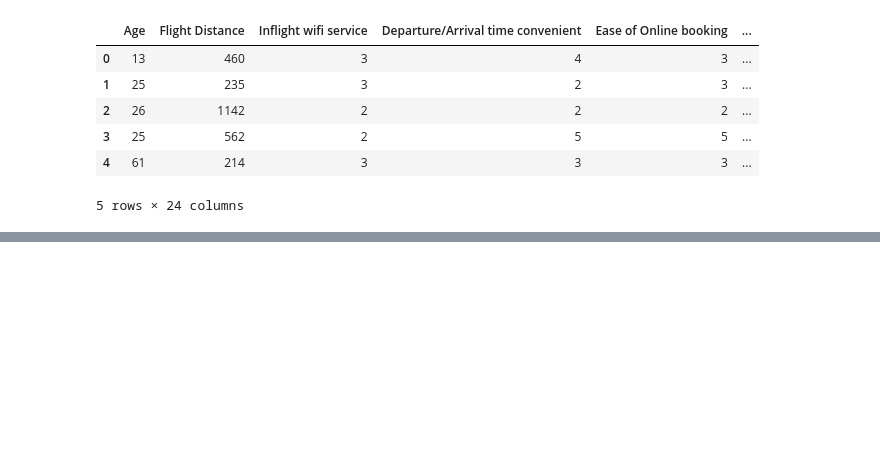
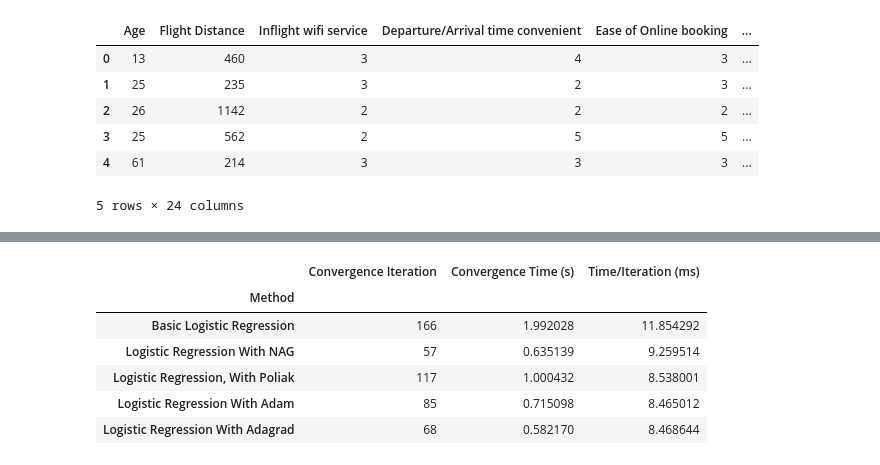
Before and after one commit to esn-g/STAT4060J-gradient-descent, a Jupyter notebook: project.ipynb, the cells around one changed output, grey strips where cells are left out. Drawn from its saved outputs; the diff is of its cells as text; code cells hidden in the pictures; blank space fills up the shorter version.

```diff
--- a/project.ipynb
+++ b/project.ipynb
@@ -237,0 +239,16 @@ plt.show()
+# %%
+result=pd.DataFrame([["Basic Logistic Regression",convergence,times[convergence],times[-1]/num_iterations*1000],
+                   ["Logistic Regression With NAG",convergence_nag,times_nag[convergence_nag],times_nag[-1]/num_iterations*1000],
+                   ["Logistic Regression, With Poliak",convergence_pol,times_pol[convergence_pol],times_pol[-1]/num_iterations*1000],
+                   ["Logistic Regression With Adam",convergence_adam,times_adam[convergence_adam],times_adam[-1]/num_iterations*1000],
+                   ["Logistic Regression With Adagrad",convergence_ada,times_ada[convergence_ada],times_ada[-1]/num_iterations*1000]]
+                   , columns=["Method", "Convergence Iteration", "Convergence Time (s)", "Time/Iteration (ms)"])
+result.set_index("Method")
+# %% [output]
+|  | Convergence Iteration | Convergence Time (s) | Time/Iteration (ms) |
+| Method |  |  |  |
+| Basic Logistic Regression | 166 | 1.992028 | 11.854292 |
+| Logistic Regression With NAG | 57 | 0.635139 | 9.259514 |
+| Logistic Regression, With Poliak | 117 | 1.000432 | 8.538001 |
+| Logistic Regression With Adam | 85 | 0.715098 | 8.465012 |
+| Logistic Regression With Adagrad | 68 | 0.582170 | 8.468644 |
```
Also changed, not shown: parts of 18 cells of this notebook.
